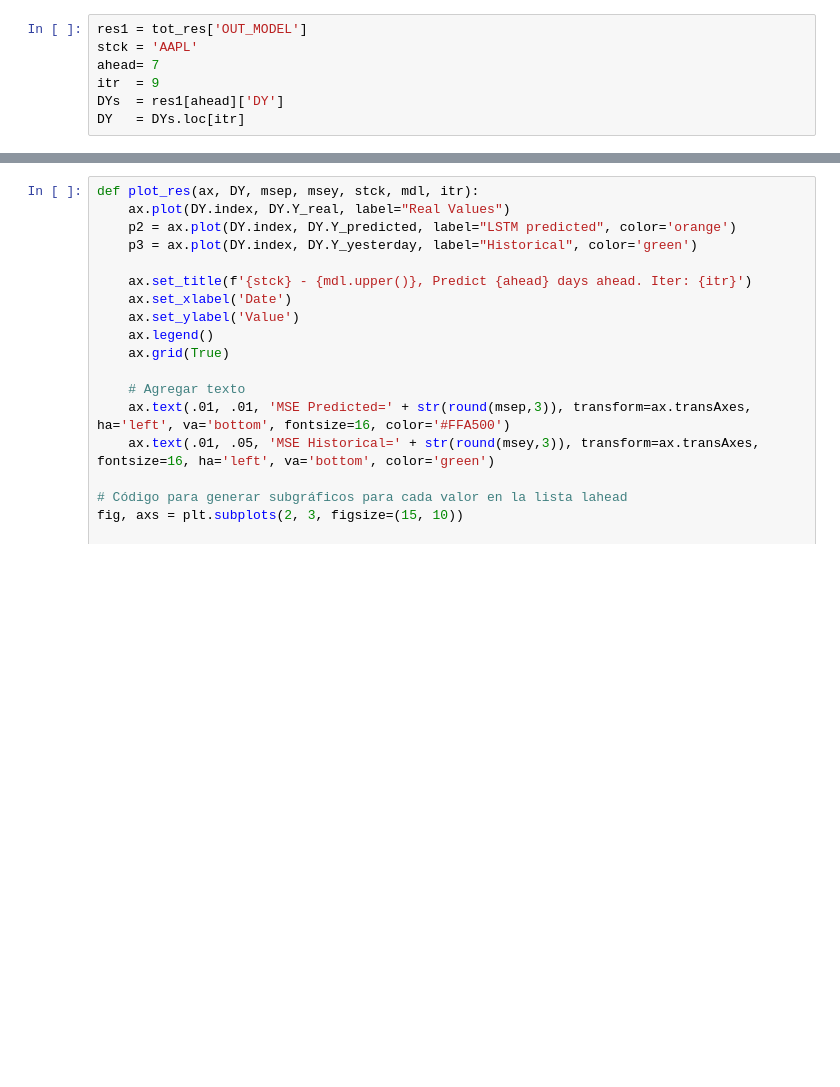
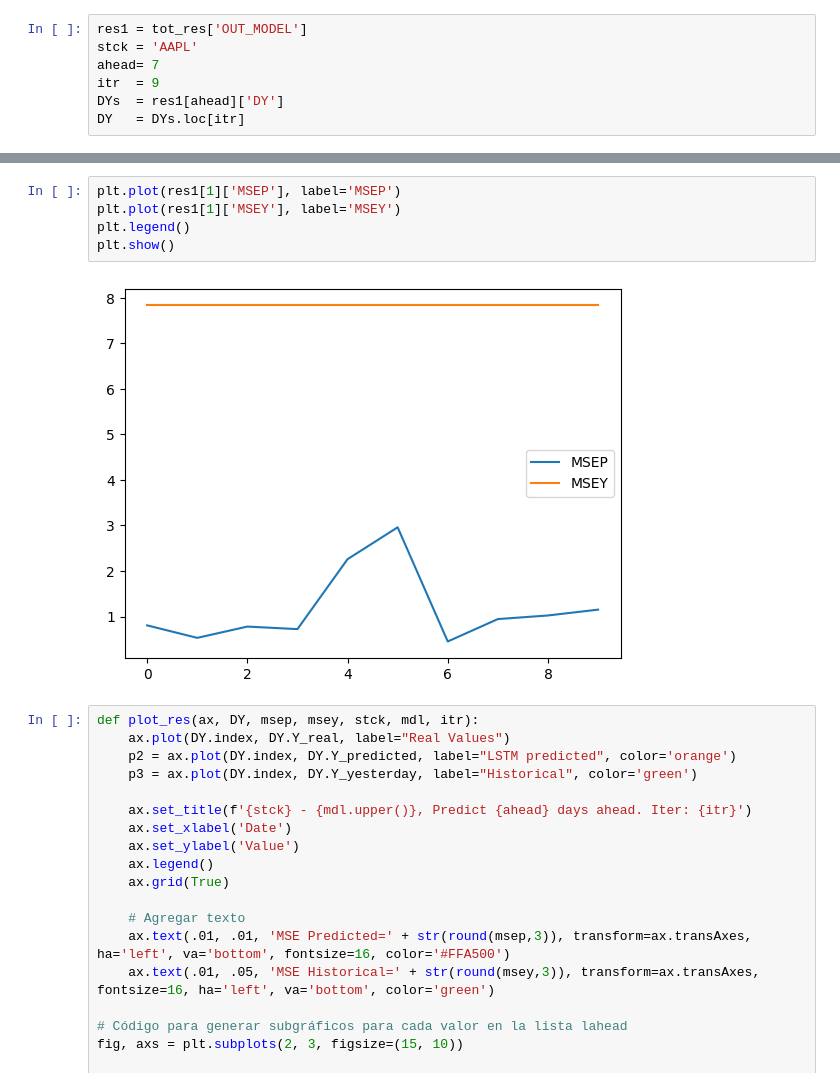
Before and after one commit to jordieres/Finance-AI, a Jupyter notebook: src/ModelsLSTM/VisualizationLSTM.ipynb, the cells around one changed output, grey strips where cells are left out. Saved outputs shown, nothing was run; the diff lists cells and outputs as text; blank space fills up the shorter version.

```diff
--- a/src/ModelsLSTM/VisualizationLSTM.ipynb
+++ b/src/ModelsLSTM/VisualizationLSTM.ipynb
@@ -74,3 +95,10 @@ DY   = DYs.loc[itr]
+# %%
+plt.plot(res1[1]['MSEP'], label='MSEP')
+plt.plot(res1[1]['MSEY'], label='MSEY')
+plt.legend()
+plt.show()
+# %% [output]
+[figure, added]
 # %%
 def plot_res(ax, DY, msep, msey, stck, mdl, itr):
     ax.plot(DY.index, DY.Y_real, label="Real Values")
```
Also changed, not shown: parts of 1 cell of this notebook, 10 other files.
